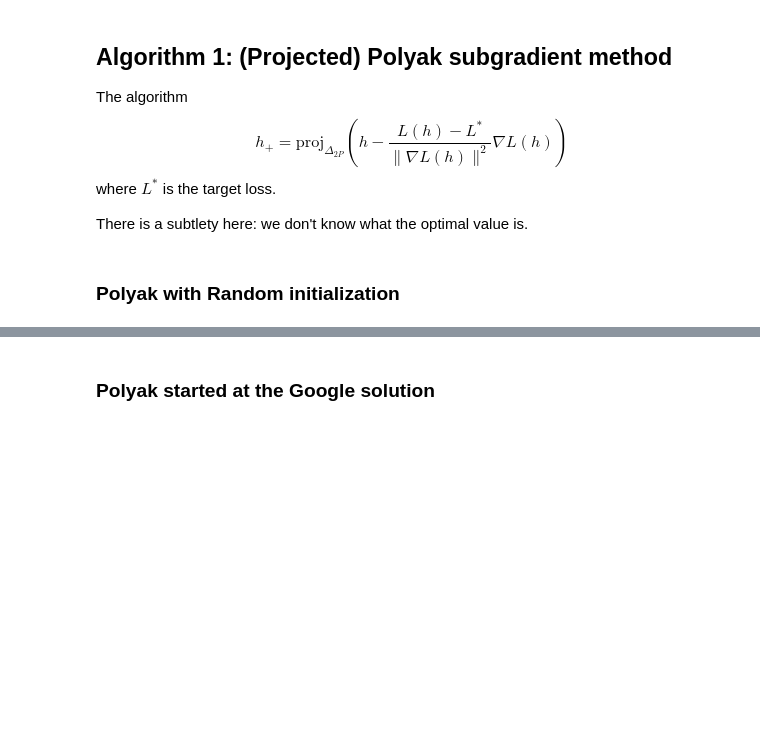
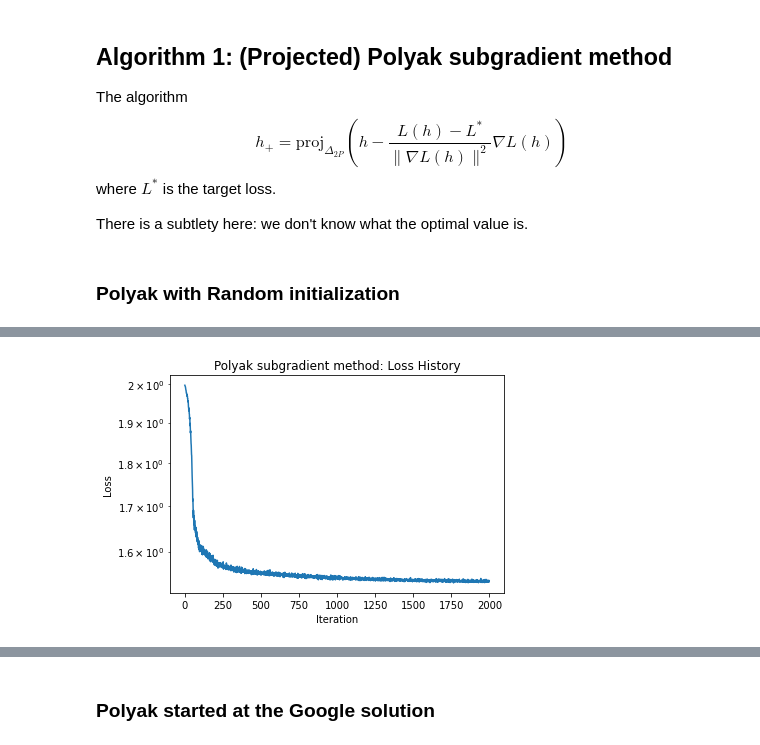
Before and after one commit to damek/alpha_evolve_problem_B1, a Jupyter notebook: problemb1.ipynb, the cells around one changed output, grey strips where cells are left out. Drawn from its saved outputs; the diff is of its cells as text; code cells hidden in the pictures; blank space fills up the shorter version.

Commit message:
feat: enhance Polyak subgradient method in Problem B1 with structured history tracking, update execution counts, and improve output visualization for loss and gradient norms

```diff
--- a/problemb1.ipynb
+++ b/problemb1.ipynb
@@ -116,27 +126,23 @@ def projection(x):
 h_params_polyak.data = projection(h_params_polyak.data)
 loss_fn = constrained_loss(P_val)
 
-
 # Setting up history
-if 'loss_history_polyak' not in locals():
-    loss_history_polyak = []
-if 'grad_norm_history_polyak' not in locals():
-    grad_norm_history_polyak = []
-if 'min_loss_found_polyak' not in locals():
-    min_loss_found_polyak = float('inf')
-if 'best_h_params_polyak' not in locals():
-    best_h_params_polyak = h_params_polyak.data.clone()
+if 'history_polyak_constrained_random' not in locals():
+    history_polyak_constrained_random = {}
+else:
+    h_params_polyak.data = history_polyak_constrained_random['best_h_params'].data.clone()
 
 # Setting up parameters for Polyak
-max_iter = 100000
+max_iter = 1000
 target_loss = 1.505
 print_every = 1000
 
-best_height_params_polyak, min_loss_found_polyak, loss_history_polyak, grad_norm_history_polyak = polyak_subgradient_method(h_params_polyak,loss_fn, max_iter, target_loss, print_every, loss_history_polyak, grad_norm_history_polyak, min_loss_found_polyak, best_h_params_polyak, projection)
-print("Best loss found:", min_loss_found_polyak)
+history_polyak_constrained_random = polyak_subgradient_method(h_params_polyak,loss_fn, max_iter, target_loss, print_every, history_polyak_constrained_random, projection)
+print("Best loss found:", history_polyak_constrained_random['min_loss_found'])
 # semilogy plot of loss history
-plt.semilogy(loss_history_polyak)
+plt.semilogy(history_polyak_constrained_random['loss_history'])
 plt.xlabel("Iteration")
 plt.ylabel("Loss")
 plt.title("Polyak subgradient method: Loss History")
 plt.show()
+# %% [output]
@@ -143 +151,2 @@ plt.show()
+[figure, added]
 # %%
```
Also changed, not shown: parts of 9 cells of this notebook, 1 other file.
